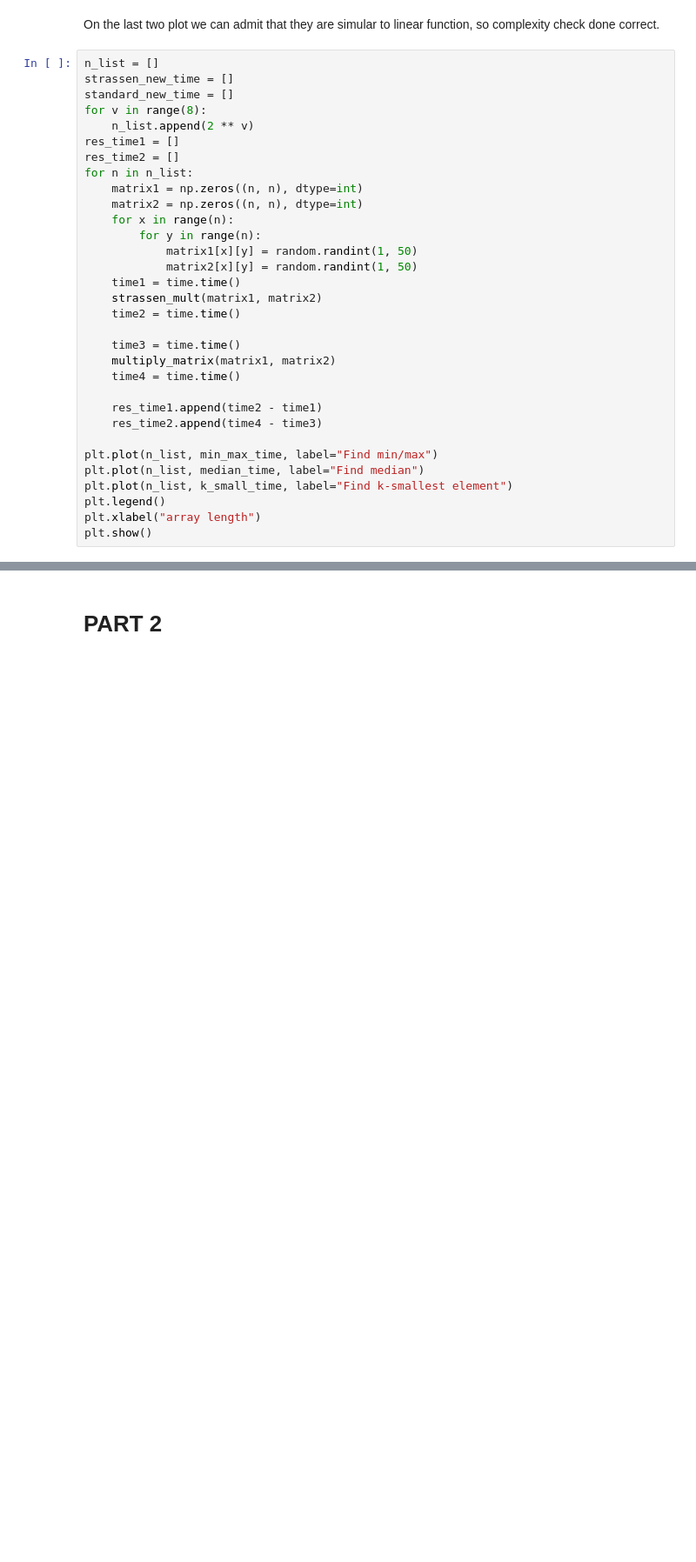
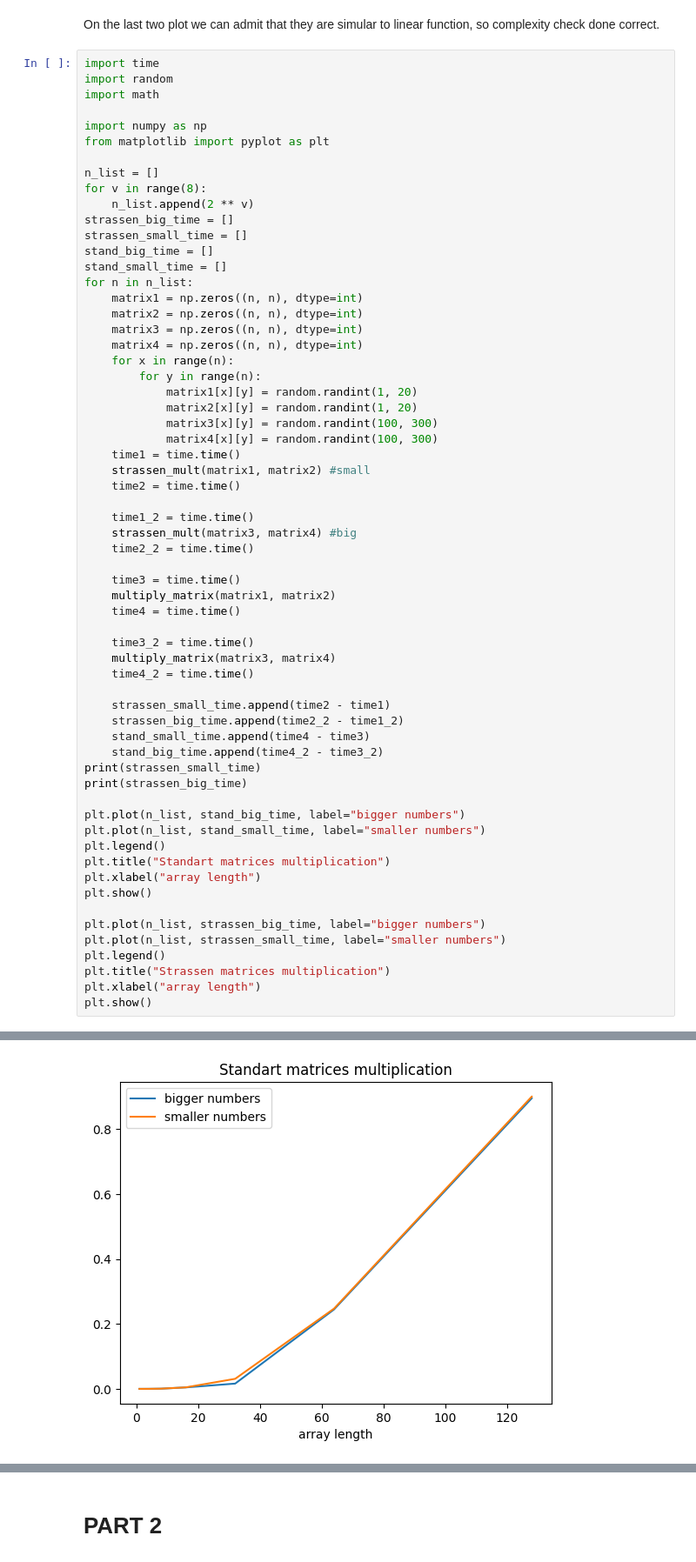
Before and after one commit to linndfors/algorithms_pr_1, a Jupyter notebook: algo/pract1.ipynb, the cells around one changed output, grey strips where cells are left out. Shown: that part at 87% size. Drawn from its saved outputs; the diff is of its cells as text; blank space fills up the shorter version.

```diff
--- a/algo/pract1.ipynb
+++ b/algo/pract1.ipynb
@@ -399,34 +409,65 @@ plt.show()
 # %% [markdown]
 On the last two plot we can admit that they are simular to linear function, so complexity check done correct.
 # %%
+import time
+import random
+import math
+
+import numpy as np
+from matplotlib import pyplot as plt
+
 n_list = []
-strassen_new_time = []
-standard_new_time = []
 for v in range(8):
     n_list.append(2 ** v)
-res_time1 = []
-res_time2 = []
+strassen_big_time = []
+strassen_small_time = []
+stand_big_time = []
+stand_small_time = []
 for n in n_list:
     matrix1 = np.zeros((n, n), dtype=int)
     matrix2 = np.zeros((n, n), dtype=int)
+    matrix3 = np.zeros((n, n), dtype=int)
+    matrix4 = np.zeros((n, n), dtype=int)
     for x in range(n):
         for y in range(n):
-            matrix1[x][y] = random.randint(1, 50)
-            matrix2[x][y] = random.randint(1, 50)
+            matrix1[x][y] = random.randint(1, 20)
+            matrix2[x][y] = random.randint(1, 20)
+            matrix3[x][y] = random.randint(100, 300)
+            matrix4[x][y] = random.randint(100, 300)
     time1 = time.time()
-    strassen_mult(matrix1, matrix2)
+    strassen_mult(matrix1, matrix2) #small
     time2 = time.time()
+
+    time1_2 = time.time()
+    strassen_mult(matrix3, matrix4) #big
+    time2_2 = time.time()
 
     time3 = time.time()
     multiply_matrix(matrix1, matrix2)
     time4 = time.time()
 
-    res_time1.append(time2 - time1)
-    res_time2.append(time4 - time3)
+    time3_2 = time.time()
+    multiply_matrix(matrix3, matrix4)
+    time4_2 = time.time()
 
-plt.plot(n_list, min_max_time, label="Find min/max")
-plt.plot(n_list, median_time, label="Find median")
-plt.plot(n_list, k_small_time, label="Find k-smallest element")
+    strassen_small_time.append(time2 - time1)
+    strassen_big_time.append(time2_2 - time1_2)
+    stand_small_time.append(time4 - time3)
+    stand_big_time.append(time4_2 - time3_2)
+print(strassen_small_time)
+print(strassen_big_time)
+
+plt.plot(n_list, stand_big_time, label="bigger numbers")
+plt.plot(n_list, stand_small_time, label="smaller numbers")
 plt.legend()
+plt.title("Standart matrices multiplication")
 plt.xlabel("array length")
 plt.show()
+
+plt.plot(n_list, strassen_big_time, label="bigger numbers")
+plt.plot(n_list, strassen_small_time, label="smaller numbers")
+plt.legend()
+plt.title("Strassen matrices multiplication")
+plt.xlabel("array length")
+plt.show()
+# %% [output]
@@ -432,0 +476 @@ plt.show()
+[figure, added]
```
Also changed, not shown: parts of 9 cells of this notebook.
